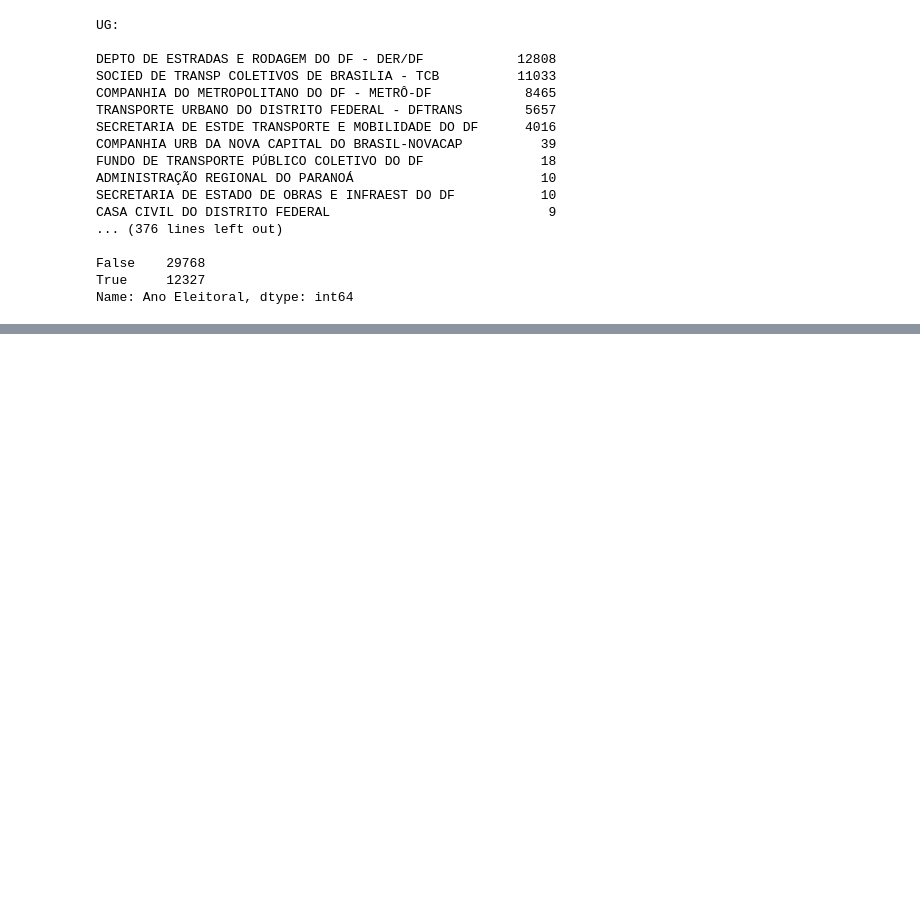
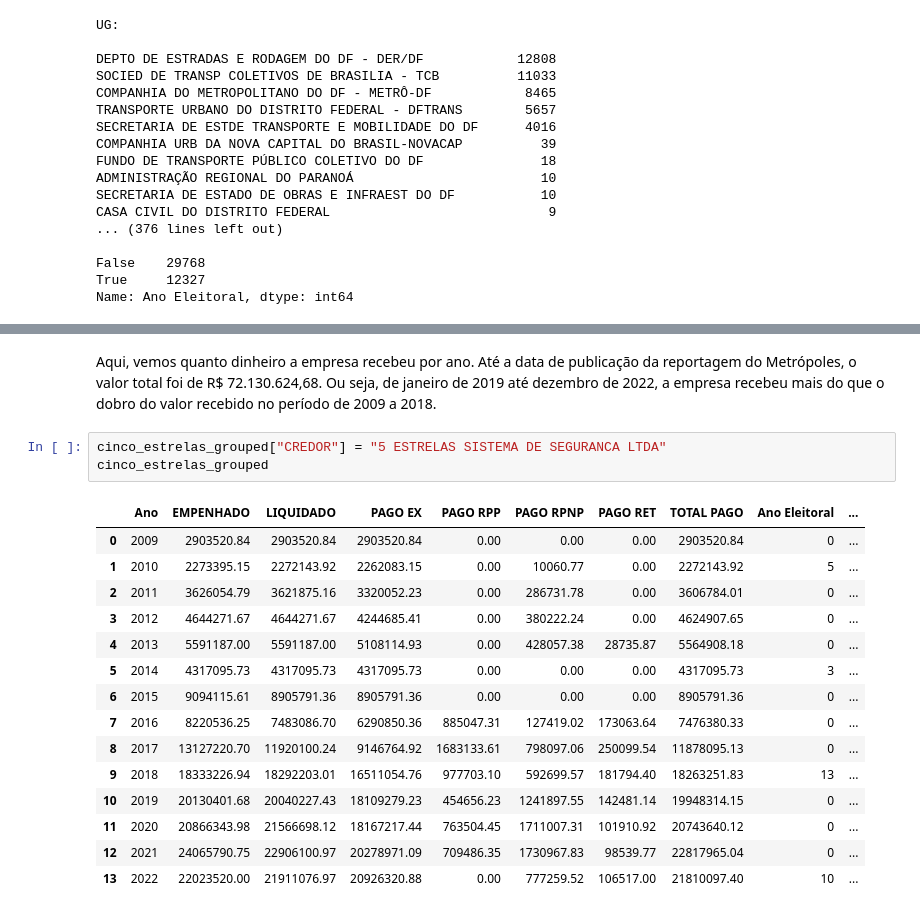
Before and after one commit to n3vrmr/despesas_df, a Jupyter notebook: cadernos_jupyter/analise_exploratoria.ipynb, the cells around one changed output, grey strips where cells are left out. Saved outputs shown, nothing was run; the diff lists cells and outputs as text; blank space fills up the shorter version.

```diff
--- a/cadernos_jupyter/analise_exploratoria.ipynb
+++ b/cadernos_jupyter/analise_exploratoria.ipynb
@@ -1190,0 +1337,21 @@ Name: Ano Eleitoral, dtype: int64
+# %% [markdown]
+Aqui, vemos quanto dinheiro a empresa recebeu por ano. Até a data de publicação da reportagem do Metrópoles, o valor total foi de R$ 72.130.624,68. Ou seja, de janeiro de 2019 até dezembro de 2022, a empresa recebeu mais do que o dobro do valor recebido no período de 2009 a 2018.
+# %%
+cinco_estrelas_grouped["CREDOR"] = "5 ESTRELAS SISTEMA DE SEGURANCA LTDA"
+cinco_estrelas_grouped
+# %% [output]
+|  | Ano | EMPENHADO | LIQUIDADO | PAGO EX | PAGO RPP | PAGO RPNP | PAGO RET | TOTAL PAGO | Ano Eleitoral | ... |
+| 0 | 2009 | 2903520.84 | 2903520.84 | 2903520.84 | 0.00 | 0.00 | 0.00 | 2903520.84 | 0 | ... |
+| 1 | 2010 | 2273395.15 | 2272143.92 | 2262083.15 | 0.00 | 10060.77 | 0.00 | 2272143.92 | 5 | ... |
+| 2 | 2011 | 3626054.79 | 3621875.16 | 3320052.23 | 0.00 | 286731.78 | 0.00 | 3606784.01 | 0 | ... |
+| 3 | 2012 | 4644271.67 | 4644271.67 | 4244685.41 | 0.00 | 380222.24 | 0.00 | 4624907.65 | 0 | ... |
+| 4 | 2013 | 5591187.00 | 5591187.00 | 5108114.93 | 0.00 | 428057.38 | 28735.87 | 5564908.18 | 0 | ... |
+| 5 | 2014 | 4317095.73 | 4317095.73 | 4317095.73 | 0.00 | 0.00 | 0.00 | 4317095.73 | 3 | ... |
+| 6 | 2015 | 9094115.61 | 8905791.36 | 8905791.36 | 0.00 | 0.00 | 0.00 | 8905791.36 | 0 | ... |
+| 7 | 2016 | 8220536.25 | 7483086.70 | 6290850.36 | 885047.31 | 127419.02 | 173063.64 | 7476380.33 | 0 | ... |
+| 8 | 2017 | 13127220.70 | 11920100.24 | 9146764.92 | 1683133.61 | 798097.06 | 250099.54 | 11878095.13 | 0 | ... |
+| 9 | 2018 | 18333226.94 | 18292203.01 | 16511054.76 | 977703.10 | 592699.57 | 181794.40 | 18263251.83 | 13 | ... |
+| 10 | 2019 | 20130401.68 | 20040227.43 | 18109279.23 | 454656.23 | 1241897.55 | 142481.14 | 19948314.15 | 0 | ... |
+| 11 | 2020 | 20866343.98 | 21566698.12 | 18167217.44 | 763504.45 | 1711007.31 | 101910.92 | 20743640.12 | 0 | ... |
+| 12 | 2021 | 24065790.75 | 22906100.97 | 20278971.09 | 709486.35 | 1730967.83 | 98539.77 | 22817965.04 | 0 | ... |
+| 13 | 2022 | 22023520.00 | 21911076.97 | 20926320.88 | 0.00 | 777259.52 | 106517.00 | 21810097.40 | 10 | ... |
```
Also changed, not shown: parts of 17 cells of this notebook.
